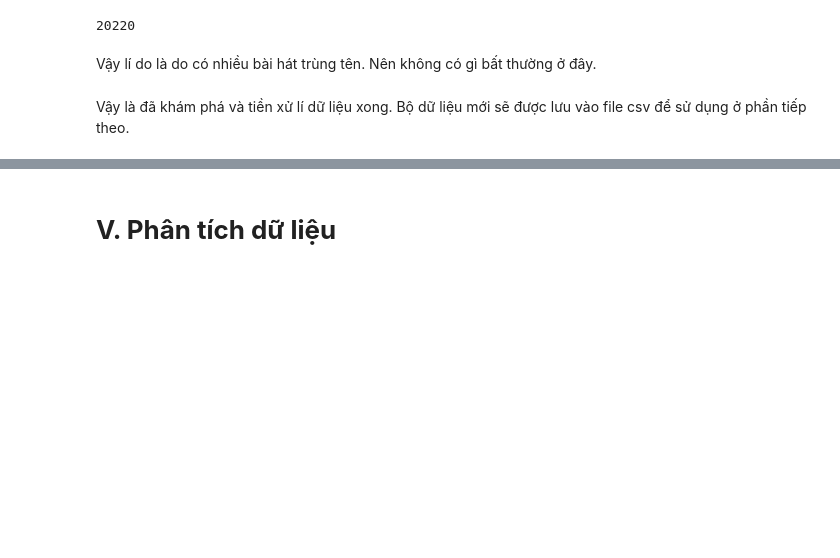
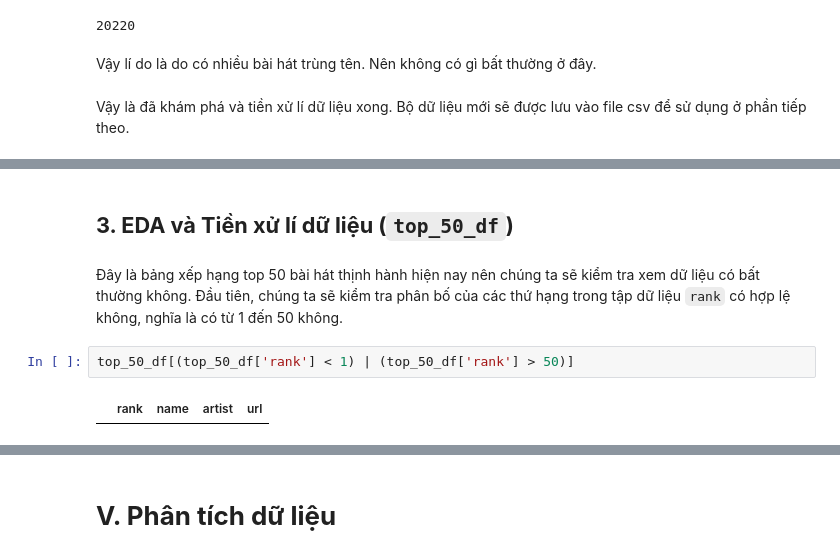
Before and after one commit to pililover/Visualization-Lab, a Jupyter notebook: sourcecode/data_visualization.ipynb, the cells around one changed output, grey strips where cells are left out. Saved outputs shown, nothing was run; the diff lists cells and outputs as text; blank space fills up the shorter version.

```diff
--- a/sourcecode/data_visualization.ipynb
+++ b/sourcecode/data_visualization.ipynb
@@ -688,3 +773,13 @@ raw_df.sample(5)
 | 7925 | https://www.nhaccuatui.com/bai-ha... | Honey Go Home | Flora Cash | Unknown | You were late for every social Tr... | 206 | Rock | ÂU MỸ |
 | 5751 | https://www.nhaccuatui.com/bai-ha... | Cây Đàn Sinh Viên | B-Rock | Unknown | Unknown | 253 | Rock Việt | VIỆT NAM |
 | 4755 | https://www.nhaccuatui.com/bai-ha... | Ra Đồng Giữa Ngọ | Hồng Nhung | Trịnh Công Sơn ... | Tác giả: Trịnh Công Sơn Thằng bé ... | 270 | Nhạc Trịnh | VIỆT NAM |
+# %% [markdown]
+<div id='eda3'></div>
+
+## **3. EDA và Tiền xử lí dữ liệu (`top_50_df`)**
+# %% [markdown]
+Đây là bảng xếp hạng top 50 bài hát thịnh hành hiện nay nên chúng ta sẽ kiểm tra xem dữ liệu có bất thường không. Đầu tiên, chúng ta sẽ kiểm tra phân bố của các thứ hạng trong tập dữ liệu `rank` có hợp lệ không, nghĩa là có từ 1 đến 50 không.
+# %%
+top_50_df[(top_50_df['rank'] < 1) | (top_50_df['rank'] > 50)]
+# %% [output]
+|  | rank | name | artist | url |
```
Also changed, not shown: parts of 18 cells of this notebook.
